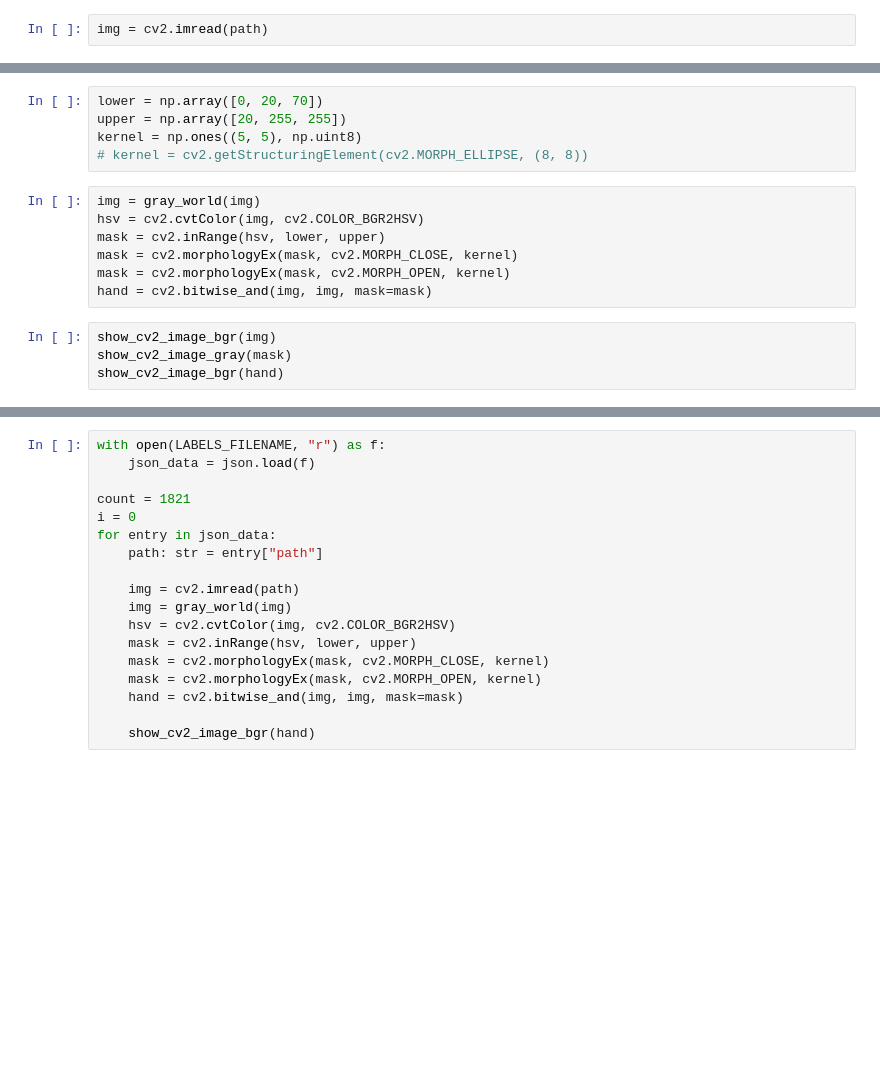
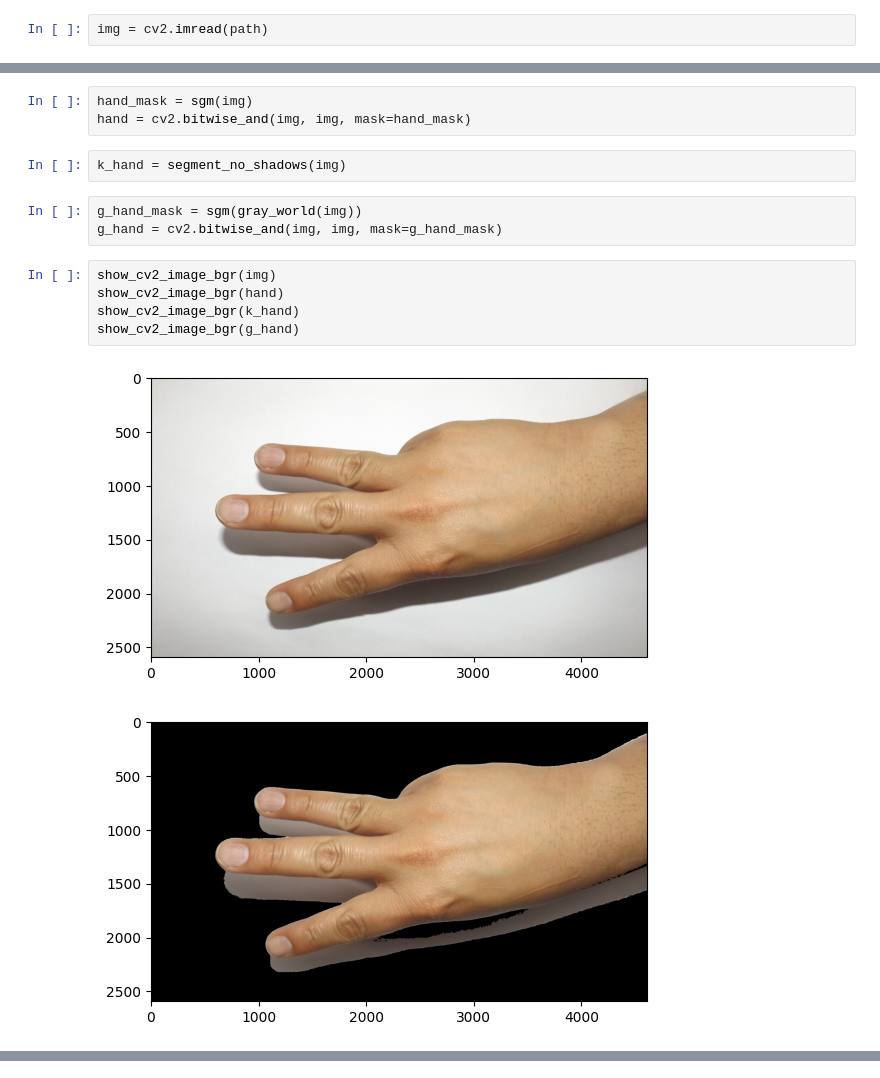
Before and after one commit to ziyadss/hand-gesture-recognition, a Jupyter notebook: playground.ipynb, the cells around one changed output, grey strips where cells are left out. Cells and saved outputs as stored; diff of their text form; blank space fills up the shorter version.

```diff
--- a/playground.ipynb
+++ b/playground.ipynb
@@ -41,16 +29,16 @@ def gray_world(img):
-# %%
-lower = np.array([0, 20, 70])
-upper = np.array([20, 255, 255])
-kernel = np.ones((5, 5), np.uint8)
-# kernel = cv2.getStructuringElement(cv2.MORPH_ELLIPSE, (8, 8))
-# %%
-img = gray_world(img)
-hsv = cv2.cvtColor(img, cv2.COLOR_BGR2HSV)
-mask = cv2.inRange(hsv, lower, upper)
-mask = cv2.morphologyEx(mask, cv2.MORPH_CLOSE, kernel)
-mask = cv2.morphologyEx(mask, cv2.MORPH_OPEN, kernel)
-hand = cv2.bitwise_and(img, img, mask=mask)
+# %%
+hand_mask = sgm(img)
+hand = cv2.bitwise_and(img, img, mask=hand_mask)
+# %%
+k_hand = segment_no_shadows(img)
+# %%
+g_hand_mask = sgm(gray_world(img))
+g_hand = cv2.bitwise_and(img, img, mask=g_hand_mask)
 # %%
 show_cv2_image_bgr(img)
-show_cv2_image_gray(mask)
 show_cv2_image_bgr(hand)
+show_cv2_image_bgr(k_hand)
+show_cv2_image_bgr(g_hand)
+# %% [output]
+[figure, added]
+[figure, added]
@@ -57,18 +46,0 @@ show_cv2_image_bgr(hand)
-# %%
-with open(LABELS_FILENAME, "r") as f:
-    json_data = json.load(f)
-
-count = 1821
-i = 0
-for entry in json_data:
-    path: str = entry["path"]
-
-    img = cv2.imread(path)
-    img = gray_world(img)
-    hsv = cv2.cvtColor(img, cv2.COLOR_BGR2HSV)
-    mask = cv2.inRange(hsv, lower, upper)
-    mask = cv2.morphologyEx(mask, cv2.MORPH_CLOSE, kernel)
-    mask = cv2.morphologyEx(mask, cv2.MORPH_OPEN, kernel)
-    hand = cv2.bitwise_and(img, img, mask=mask)
-
-    show_cv2_image_bgr(hand)
```
Also changed, not shown: parts of 4 cells of this notebook.
